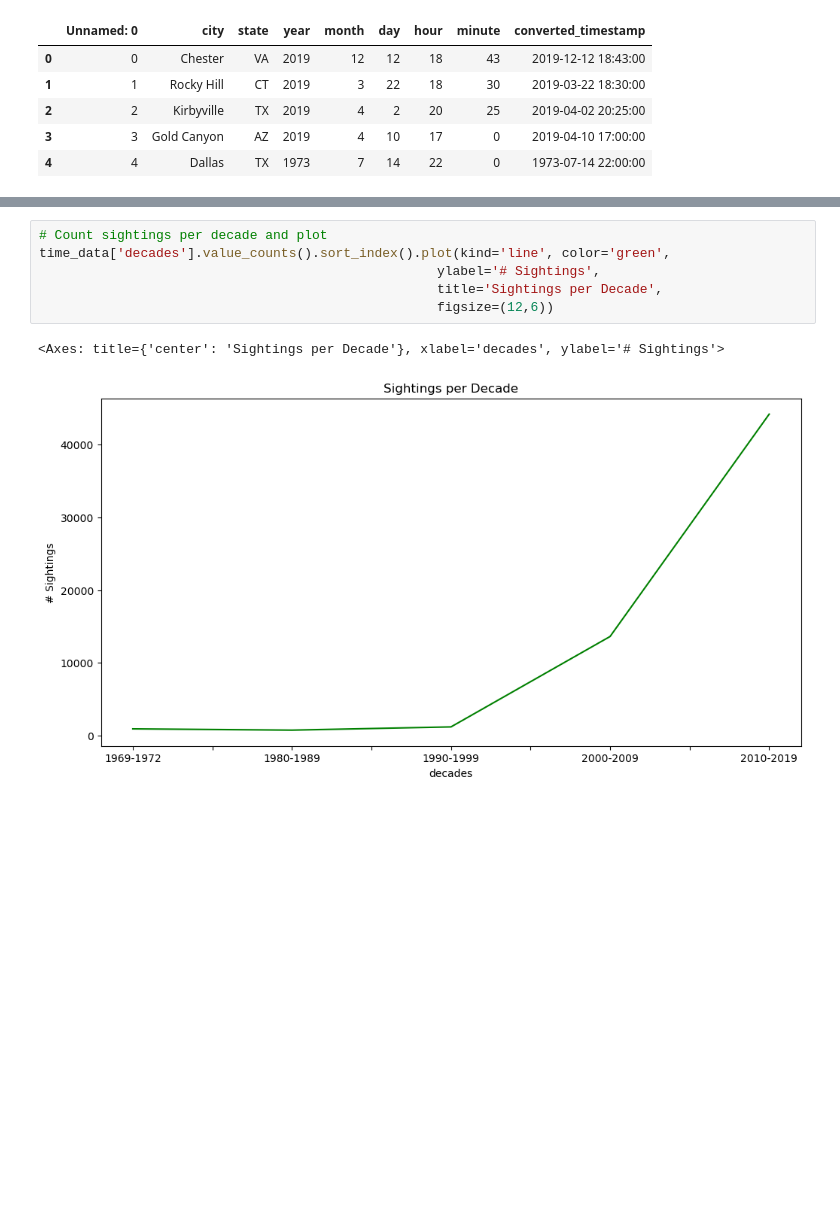
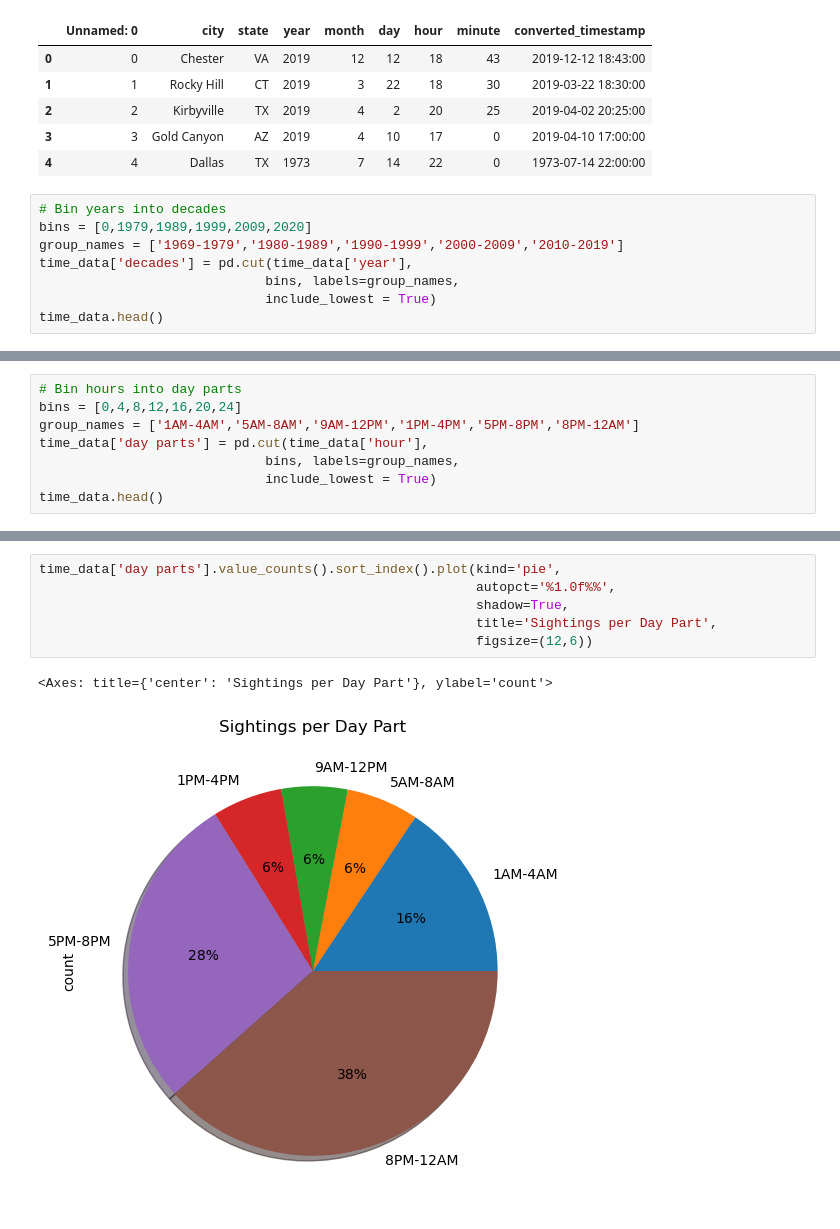
Before and after one commit to s-ellingwood/project-1, a Jupyter notebook: sightings_over_time-Chart.ipynb, the cells around one changed output, grey strips where cells are left out. Drawn from its saved outputs; the diff is of its cells as text; blank space fills up the shorter version.

Commit message:
Added more charts. Finished #1 & #4

```diff
--- a/sightings_over_time-Chart.ipynb
+++ b/sightings_over_time-Chart.ipynb
@@ -15,3 +15,11 @@ time_data.head()
 | 2 | 2 | Kirbyville | TX | 2019 | 4 | 2 | 20 | 25 | 2019-04-02 20:25:00 |
 | 3 | 3 | Gold Canyon | AZ | 2019 | 4 | 10 | 17 | 0 | 2019-04-10 17:00:00 |
 | 4 | 4 | Dallas | TX | 1973 | 7 | 14 | 22 | 0 | 1973-07-14 22:00:00 |
+# %%
+# Bin years into decades
+bins = [0,1979,1989,1999,2009,2020]
+group_names = ['1969-1979','1980-1989','1990-1999','2000-2009','2010-2019']
+time_data['decades'] = pd.cut(time_data['year'],
+                             bins, labels=group_names,
+                             include_lowest = True)
+time_data.head()
@@ -17,0 +33,8 @@ time_data.head()
+# %%
+# Bin hours into day parts
+bins = [0,4,8,12,16,20,24]
+group_names = ['1AM-4AM','5AM-8AM','9AM-12PM','1PM-4PM','5PM-8PM','8PM-12AM']
+time_data['day parts'] = pd.cut(time_data['hour'],
+                             bins, labels=group_names,
+                             include_lowest = True)
+time_data.head()
@@ -51,9 +102,9 @@ time_data['year'].value_counts().sort_index().plot(kind='line', color='green',
 # %%
-# Count sightings per decade and plot
-time_data['decades'].value_counts().sort_index().plot(kind='line', color='green',
-                                                   ylabel='# Sightings',
-                                                   title='Sightings per Decade',
-                                                   figsize=(12,6))
+time_data['day parts'].value_counts().sort_index().plot(kind='pie',
+                                                        autopct='%1.0f%%',
+                                                        shadow=True,
+                                                        title='Sightings per Day Part',
+                                                        figsize=(12,6))
 # %% [output]
-<Axes: title={'center': 'Sightings per Decade'}, xlabel='decades', ylabel='# Sightings'>
+<Axes: title={'center': 'Sightings per Day Part'}, ylabel='count'>
-[figure, old version]
+[figure, new version]
```
Also changed, not shown: parts of 10 cells of this notebook.
